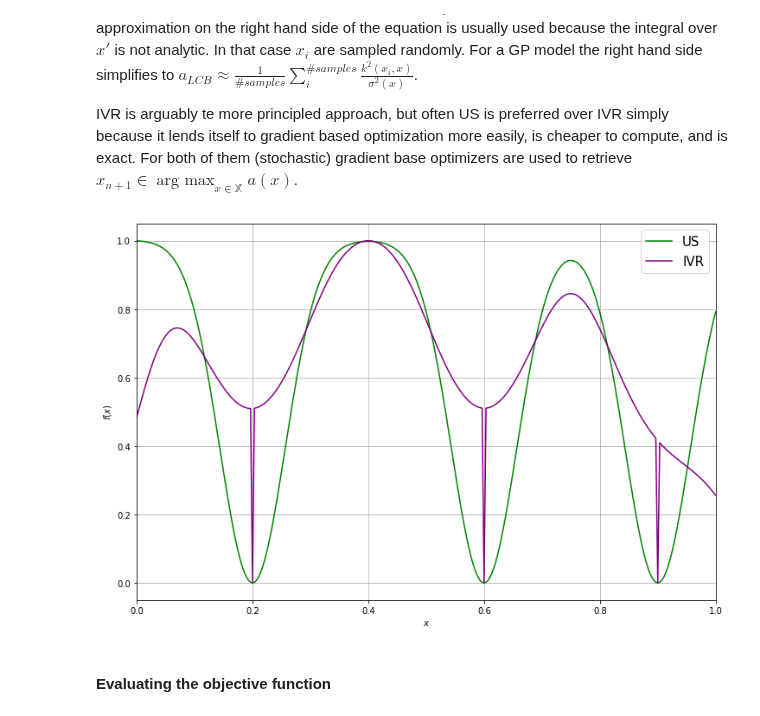
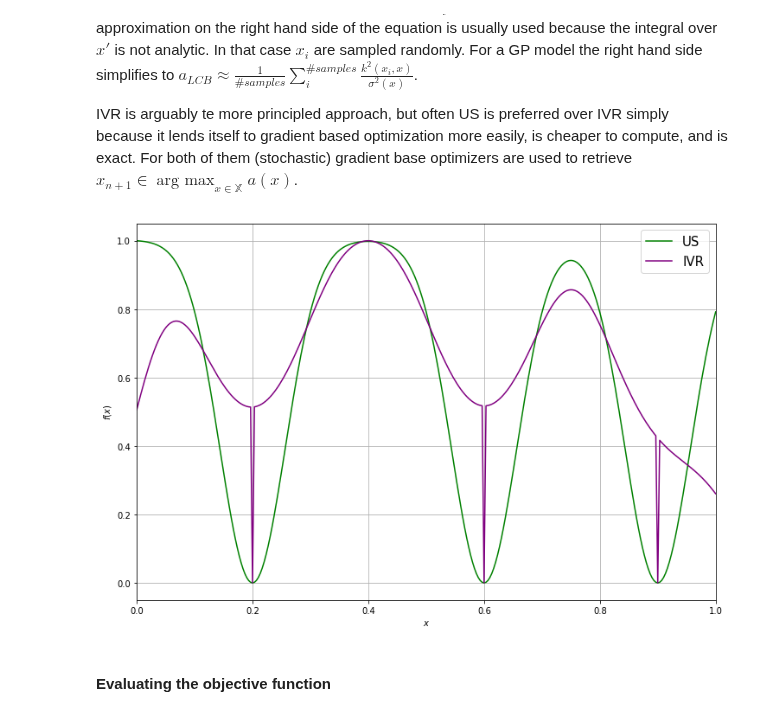
Before and after one commit to EmuKit/emukit, a Jupyter notebook: notebooks/Emukit-tutorial-experimental-design-introduction.ipynb, the cells around one changed output. Cells and saved outputs as stored; diff of their text form; code cells hidden in the pictures.

```diff
--- a/notebooks/Emukit-tutorial-experimental-design-introduction.ipynb
+++ b/notebooks/Emukit-tutorial-experimental-design-introduction.ipynb
@@ -171,24 +171,24 @@ For both of them (stochastic) gradient base optimizers are used to retrieve $x_{
 # %%
 from emukit.experimental_design.model_based.acquisitions import IntegratedVarianceReduction, ModelVariance
 
 us_acquisition = ModelVariance(emukit_model)
 ivr_acquisition = IntegratedVarianceReduction(emukit_model, space)
 
 us_plot = us_acquisition.evaluate(x_plot)
 ivr_plot = ivr_acquisition.evaluate(x_plot)
 
 plt.figure(figsize=(12, 8))
-plt.plot(x_plot, (us_plot - np.min(us_plot)) / (np.max(us_plot) - np.min(us_plot)), "green", label="US")
-plt.plot(x_plot, (ivr_plot - np.min(ivr_plot)) / (np.max(ivr_plot) - np.min(ivr_plot)), "purple", label="IVR")
+plt.plot(x_plot, us_plot / np.max(us_plot), "green", label="US")
+plt.plot(x_plot, ivr_plot / np.max(ivr_plot) , "purple", label="IVR")
 
 plt.legend(loc=1, prop={'size': LEGEND_SIZE})
 plt.xlabel(r"$x$")
 plt.ylabel(r"$f(x)$")
 plt.grid(True)
 plt.xlim(0, 1)
 plt.show()
 # %% [output]
-[figure, old version]
+[figure, new version]
 # %% [markdown]
 <h4 id='bo_intro_eval'> Evaluating the objective function </h4>
 # %% [markdown]
```
Also changed, not shown: parts of 3 cells of this notebook.
